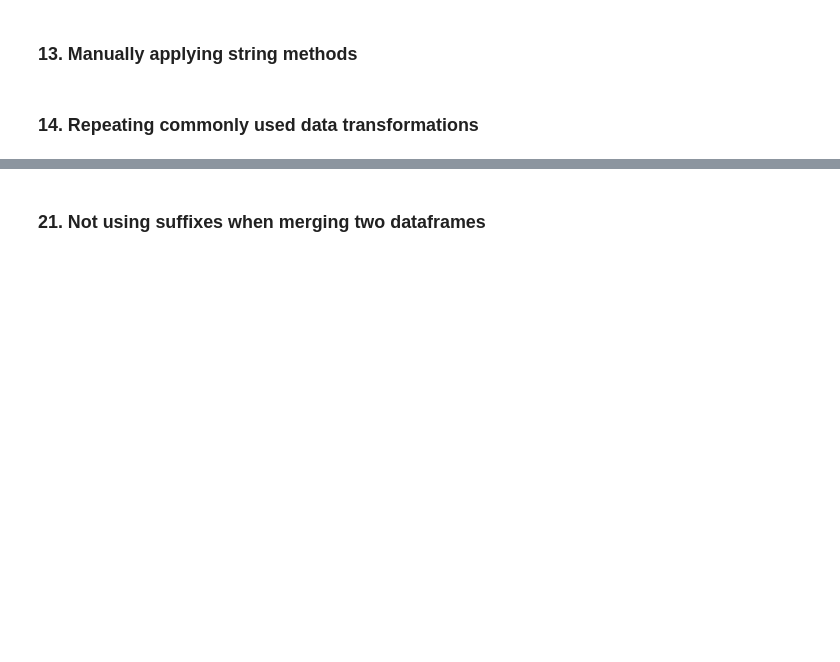
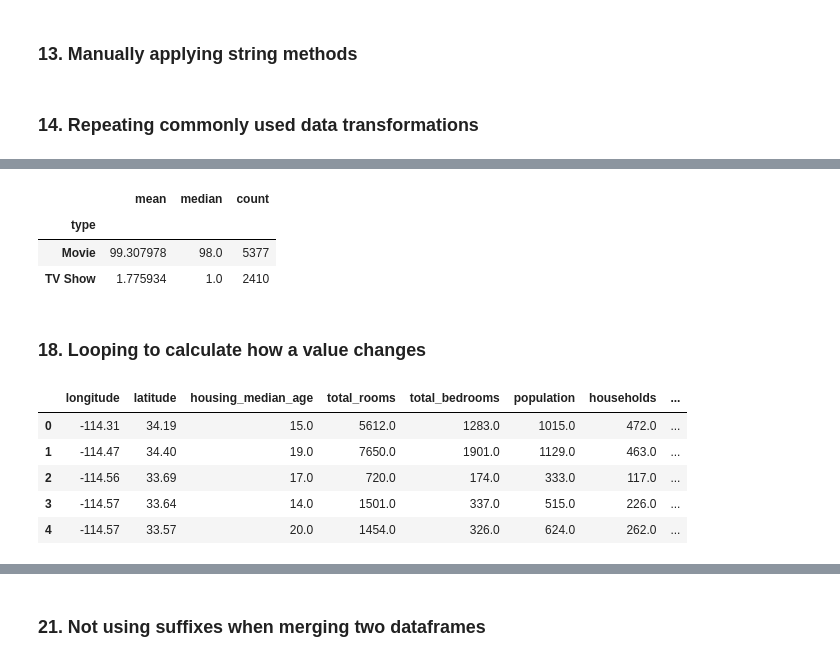
Before and after one commit to yusufnasserdev/python-snippets, a Jupyter notebook: pandas/pandas.ipynb, the cells around one changed output, grey strips where cells are left out. Drawn from its saved outputs; the diff is of its cells as text; code cells hidden in the pictures; blank space fills up the shorter version.

```diff
--- a/pandas/pandas.ipynb
+++ b/pandas/pandas.ipynb
@@ -333,0 +181,5 @@ dfw
+# %%
+# Good practice
+
+df = pd.read_csv('Netflix.csv')
+df.groupby('type')['duration'].mean()
@@ -333,0 +239,30 @@ dfw
+# %%
+# Good practice
+
+df = pd.read_csv('Netflix.csv')
+df.groupby('type')['duration'].agg(['mean', 'median', 'count'])
+# %% [output]
+|  | mean | median | count |
+| type |  |  |  |
+| Movie | 99.307978 | 98.0 | 5377 |
+| TV Show | 1.775934 | 1.0 | 2410 |
+# %% [markdown]
+### 18. Looping to calculate how a value changes
+# %%
+# Bad practice
+
+df = pd.read_csv('housing.csv')
+
+for i in range(1, len(df)):
+    df.loc[i, 'median_house_value_change'] = (
+        (df.loc[i, 'median_house_value'] - df.loc[i-1, 'median_house_value']) / df.loc[i-1, 'median_house_value'])
+    df.loc[i, 'median_house_value_diff'] = df.loc[i, 'median_house_value'] - df.loc[i-1, 'median_house_value']
+
+df.head()
+# %% [output]
+|  | longitude | latitude | housing_median_age | total_rooms | total_bedrooms | population | households | ... |
+| 0 | -114.31 | 34.19 | 15.0 | 5612.0 | 1283.0 | 1015.0 | 472.0 | ... |
+| 1 | -114.47 | 34.40 | 19.0 | 7650.0 | 1901.0 | 1129.0 | 463.0 | ... |
+| 2 | -114.56 | 33.69 | 17.0 | 720.0 | 174.0 | 333.0 | 117.0 | ... |
+| 3 | -114.57 | 33.64 | 14.0 | 1501.0 | 337.0 | 515.0 | 226.0 | ... |
+| 4 | -114.57 | 33.57 | 20.0 | 1454.0 | 326.0 | 624.0 | 262.0 | ... |
```
Also changed, not shown: parts of 34 cells of this notebook.
